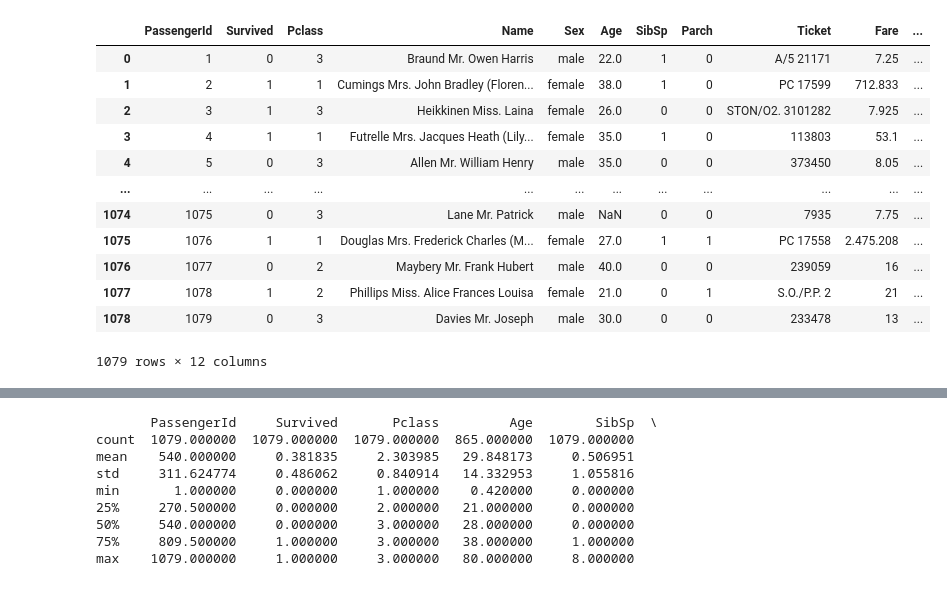
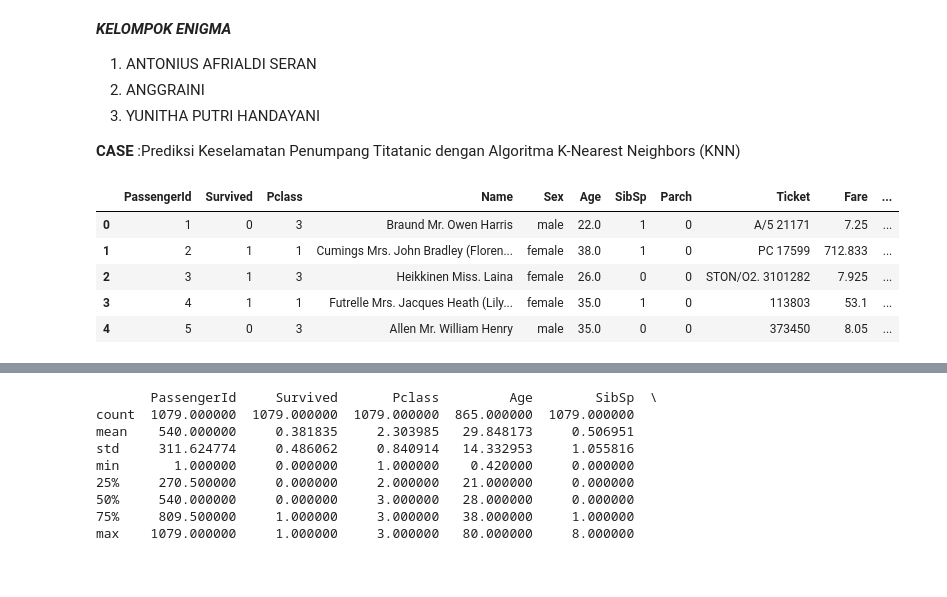
Before and after one commit to mrant23/TugasUAS_MachineLearning, a Jupyter notebook: Tugas_UAS.ipynb, the cells around one changed output, grey strips where cells are left out. Cells and saved outputs as stored; diff of their text form; code cells hidden in the pictures.

```diff
--- a/Tugas_UAS.ipynb
+++ b/Tugas_UAS.ipynb
@@ -1,3 +1,11 @@
 # %% [markdown]
 <a href="https://colab.research.google.com/github/mrant23/TugasUAS_MachineLearning/blob/main/Tugas_UAS.ipynb" target="_parent"><img src="https://colab.research.google.com/assets/colab-badge.svg" alt="Open In Colab"/></a>
+# %% [markdown]
+ ***KELOMPOK ENIGMA***
+
+1.   ANTONIUS AFRIALDI SERAN
+2.   ANGGRAINI
+3.   YUNITHA PUTRI HANDAYANI
+
+**CASE** :Prediksi Keselamatan Penumpang Titatanic dengan Algoritma K-Nearest Neighbors (KNN)
 # %%
@@ -11,18 +23,11 @@ from sklearn.metrics import classification_report, accuracy_score
 # %%
-# Load dataset
-df = pd.read_csv('/content/drive/MyDrive/ANTONIUS_TM9/dataset_titanic/titanic.csv' ,delimiter=';')
-df
+# Membaca file CSV
+df = pd.read_csv('/content/drive/MyDrive/ANTONIUS_TM9/dataset_titanic/titanic.csv', delimiter=';')
+df.head()
 # %% [output]
 |  | PassengerId | Survived | Pclass | Name | Sex | Age | SibSp | Parch | Ticket | Fare | ... |
 | 0 | 1 | 0 | 3 | Braund Mr. Owen Harris | male | 22.0 | 1 | 0 | A/5 21171 | 7.25 | ... |
 | 1 | 2 | 1 | 1 | Cumings Mrs. John Bradley (Floren... | female | 38.0 | 1 | 0 | PC 17599 | 712.833 | ... |
 | 2 | 3 | 1 | 3 | Heikkinen Miss. Laina | female | 26.0 | 0 | 0 | STON/O2. 3101282 | 7.925 | ... |
 | 3 | 4 | 1 | 1 | Futrelle Mrs. Jacques Heath (Lily... | female | 35.0 | 1 | 0 | 113803 | 53.1 | ... |
 | 4 | 5 | 0 | 3 | Allen Mr. William Henry | male | 35.0 | 0 | 0 | 373450 | 8.05 | ... |
-| ... | ... | ... | ... | ... | ... | ... | ... | ... | ... | ... | ... |
-| 1074 | 1075 | 0 | 3 | Lane Mr. Patrick | male | NaN | 0 | 0 | 7935 | 7.75 | ... |
-| 1075 | 1076 | 1 | 1 | Douglas Mrs. Frederick Charles (M... | female | 27.0 | 1 | 1 | PC 17558 | 2.475.208 | ... |
-| 1076 | 1077 | 0 | 2 | Maybery Mr. Frank Hubert | male | 40.0 | 0 | 0 | 239059 | 16 | ... |
-| 1077 | 1078 | 1 | 2 | Phillips Miss. Alice Frances Louisa | female | 21.0 | 0 | 1 | S.O./P.P. 2 | 21 | ... |
-| 1078 | 1079 | 0 | 3 | Davies Mr. Joseph | male | 30.0 | 0 | 0 | 233478 | 13 | ... |
-1079 rows × 12 columns
```
Also changed, not shown: parts of 15 cells of this notebook.
